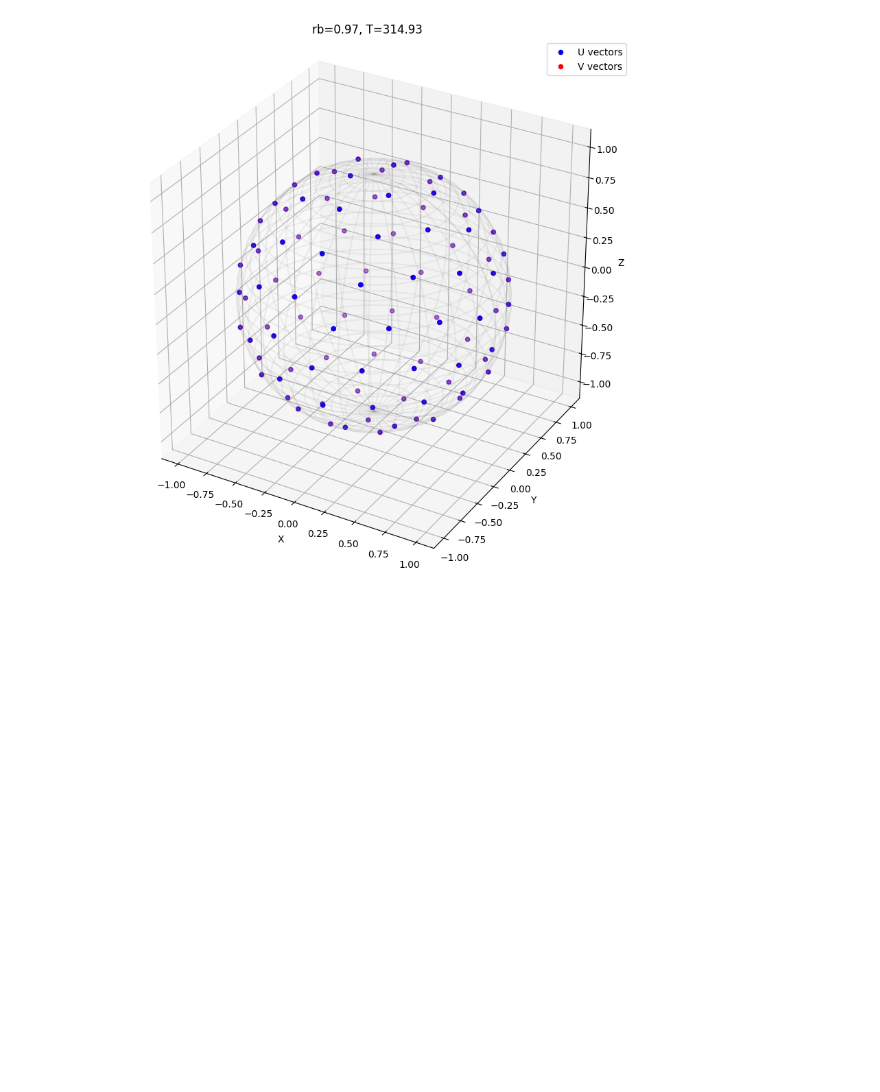
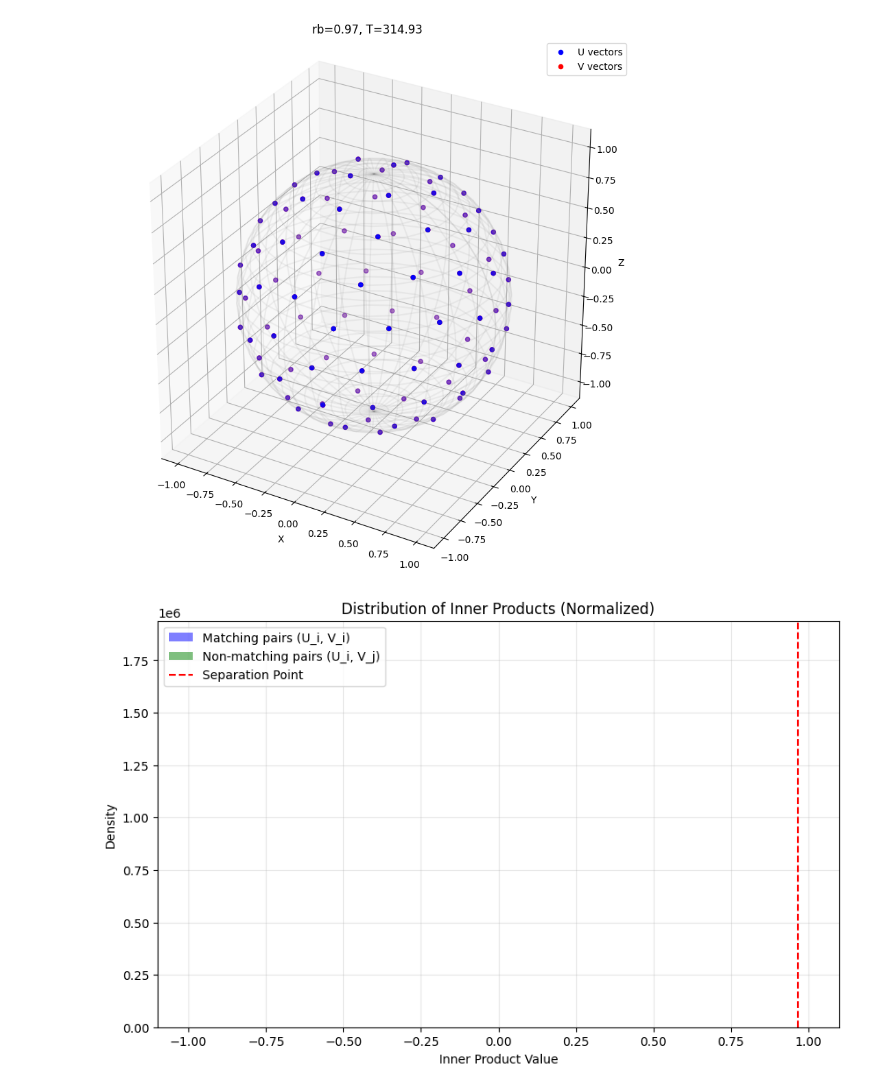
Before and after one commit to BangachevKiril/RepresentationLearningTheory, a Jupyter notebook: SigLIP/TrainableRelativeBias.ipynb, the cells around one changed output. Saved outputs shown, nothing was run; the diff lists cells and outputs as text; code cells hidden in the pictures; blank space fills up the shorter version.

```diff
--- a/SigLIP/TrainableRelativeBias.ipynb
+++ b/SigLIP/TrainableRelativeBias.ipynb
@@ -78,3 +78,33 @@ plt.show
 # %% [output]
 <function matplotlib.pyplot.show(close=None, block=None)>
 [figure]
+# %%
+# Calculate all pairwise inner products
+inner_products = torch.matmul(U_final, V_final.t())
+
+# Get matching pairs (diagonal elements)
+matching_pairs = torch.diag(inner_products).detach().cpu().numpy()
+
+# Get non-matching pairs (off-diagonal elements)
+mask = ~torch.eye(n_classes, dtype=bool, device=device_str)
+non_matching_pairs = inner_products[mask].detach().cpu().numpy()
+
+# Create histogram plot
+plt.figure(figsize=(10, 6))
+plt.hist(matching_pairs, bins=10, alpha=0.5, label='Matching pairs (U_i, V_i)', color='blue', density=True)
+plt.hist(non_matching_pairs, bins=10, alpha=0.5, label='Non-matching pairs (U_i, V_j)', color='green', density=True)
+
+# Add red line showing separation between max non-matching and min matching
+min_matching = np.min(matching_pairs)
+max_non_matching = np.max(non_matching_pairs)
+midpoint = (min_matching + max_non_matching) / 2
+plt.axvline(x=midpoint, color='red', linestyle='--', label='Separation Point')
+
+plt.xlabel('Inner Product Value')
+plt.ylabel('Density')
+plt.title('Distribution of Inner Products (Normalized)')
+plt.legend()
+plt.grid(True, alpha=0.3)
+plt.show()
+# %% [output]
+[figure, added]
```
Also changed, not shown: parts of 1 cell of this notebook, 2 other files.
